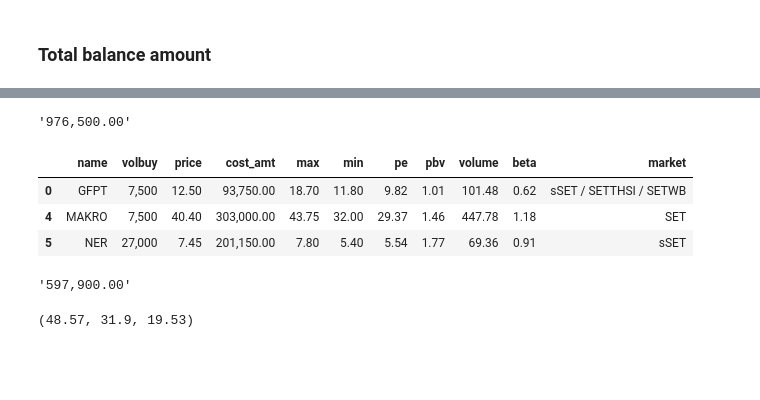
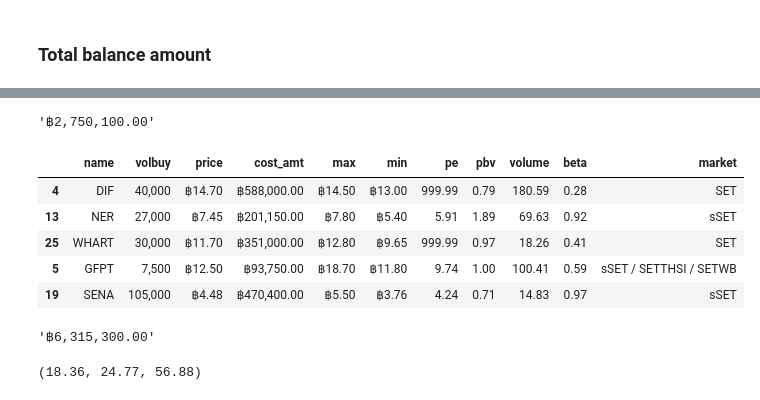
Before and after one commit to santimcs/A7, a Jupyter notebook: Ad hoc/055-Profit & Balance by Market.ipynb, the cells around one changed output, grey strips where cells are left out. Drawn from its saved outputs; the diff is of its cells as text; code cells hidden in the pictures; blank space fills up the shorter version.

```diff
--- a/Ad hoc/055-Profit & Balance by Market.ipynb
+++ b/Ad hoc/055-Profit & Balance by Market.ipynb
@@ -303,11 +337,11 @@ sql = '''
 SELECT name, volbuy, price, volbuy * price AS cost_amt
 FROM buy
 WHERE active = 1
-AND period IN ("3","4")
 ORDER BY name
 '''
-lt_buy = pd.read_sql(sql, const)
-lt_buy['volbuy'] = lt_buy['volbuy'].astype(int)
-lt_buy.head().style.format(format_dict)
+#AND period IN ("3","4")
+total_buy = pd.read_sql(sql, const)
+total_buy['volbuy'] = total_buy['volbuy'].astype(int)
+total_buy.sample(5).style.format(format_dict)
 # %% [output]
 |  | name | volbuy | price | cost_amt |
@@ -319,5 +353,5 @@ lt_buy.head().style.format(format_dict)
 # %%
-lt_stocks = pd.merge(lt_buy, stocks, on='name', how='inner')
-lt_stocks.head().style.format(format_dict)
+total_stocks = pd.merge(total_buy, stocks, on='name', how='inner')
+total_stocks.sample(5).style.format(format_dict)
 # %% [output]
 |  | name | volbuy | price | cost_amt | max | min | pe | pbv | volume | beta | market |
@@ -337,7 +370,7 @@ flt_formatter.format(lt_amt)
 # %%
-lt_stocks['volbuy'] = lt_stocks['volbuy'].astype(int)
-set50 = lt_stocks.market.str.contains('SET50')
-port_set50 = lt_stocks[set50]
-port_set50.head().style.format(format_dict)
+total_stocks['volbuy'] = total_stocks['volbuy'].astype(int)
+set50 = total_stocks.market.str.contains('SET50')
+port_set50 = total_stocks[set50]
+port_set50.sample(5).style.format(format_dict)
 # %% [output]
 |  | name | volbuy | price | cost_amt | max | min | pe | pbv | volume | beta | market |
@@ -353,6 +387,6 @@ flt_formatter.format(amt_set50)
 # %%
-set100 = lt_stocks.market.str.contains('SET100')
-port_set100 = lt_stocks[set100]
+set100 = total_stocks.market.str.contains('SET100')
+port_set100 = total_stocks[set100]
 port_set100.sort_values(['name'],ascending=[True]).style.format(format_dict)
 # %% [output]
 |  | name | volbuy | price | cost_amt | max | min | pe | pbv | volume | beta | market |
@@ -361,25 +398,27 @@ port_set100.sort_values(['name'],ascending=[True]).style.format(format_dict)
 # %%
 amt_set100 = port_set100.cost_amt.sum()
-flt_formatter.format(amt_set100)
+float_formatter.format(amt_set100)
 # %% [output]
-'976,500.00'
+'฿2,750,100.00'
 # %%
-port_set = lt_stocks[~(set100 | set50)]
-port_set.head().style.format(format_dict)
+port_set = total_stocks[~(set100 | set50)]
+port_set.sample(5).style.format(format_dict)
 # %% [output]
 |  | name | volbuy | price | cost_amt | max | min | pe | pbv | volume | beta | market |
-| 0 | GFPT | 7,500 | 12.50 | 93,750.00 | 18.70 | 11.80 | 9.82 | 1.01 | 101.48 | 0.62 | sSET / SETTHSI / SETWB |
-| 4 | MAKRO | 7,500 | 40.40 | 303,000.00 | 43.75 | 32.00 | 29.37 | 1.46 | 447.78 | 1.18 | SET |
-| 5 | NER | 27,000 | 7.45 | 201,150.00 | 7.80 | 5.40 | 5.54 | 1.77 | 69.36 | 0.91 | sSET |
+| 4 | DIF | 40,000 | ฿14.70 | ฿588,000.00 | ฿14.50 | ฿13.00 | 999.99 | 0.79 | 180.59 | 0.28 | SET |
+| 13 | NER | 27,000 | ฿7.45 | ฿201,150.00 | ฿7.80 | ฿5.40 | 5.91 | 1.89 | 69.63 | 0.92 | sSET |
+| 25 | WHART | 30,000 | ฿11.70 | ฿351,000.00 | ฿12.80 | ฿9.65 | 999.99 | 0.97 | 18.26 | 0.41 | SET |
+| 5 | GFPT | 7,500 | ฿12.50 | ฿93,750.00 | ฿18.70 | ฿11.80 | 9.74 | 1.00 | 100.41 | 0.59 | sSET / SETTHSI / SETWB |
+| 19 | SENA | 105,000 | ฿4.48 | ฿470,400.00 | ฿5.50 | ฿3.76 | 4.24 | 0.71 | 14.83 | 0.97 | sSET |
 # %%
 amt_set = port_set.cost_amt.sum()
-flt_formatter.format(amt_set)
+float_formatter.format(amt_set)
 # %% [output]
-'597,900.00'
+'฿6,315,300.00'
 # %%
-pct_set50 = round(amt_set50 / lt_amt * 100,2)
-pct_set100 = round(amt_set100 / lt_amt * 100,2)
-pct_set  = round(amt_set  / lt_amt * 100,2)
+pct_set50 = round(amt_set50 / ttl_stk_amt * 100,2)
+pct_set100 = round(amt_set100 / ttl_stk_amt * 100,2)
+pct_set  = round(amt_set  / ttl_stk_amt * 100,2)
 pct_set50, pct_set100, pct_set
 # %% [output]
-(48.57, 31.9, 19.53)
+(18.36, 24.77, 56.88)
```
Also changed, not shown: parts of 27 cells of this notebook, 6 other files.
